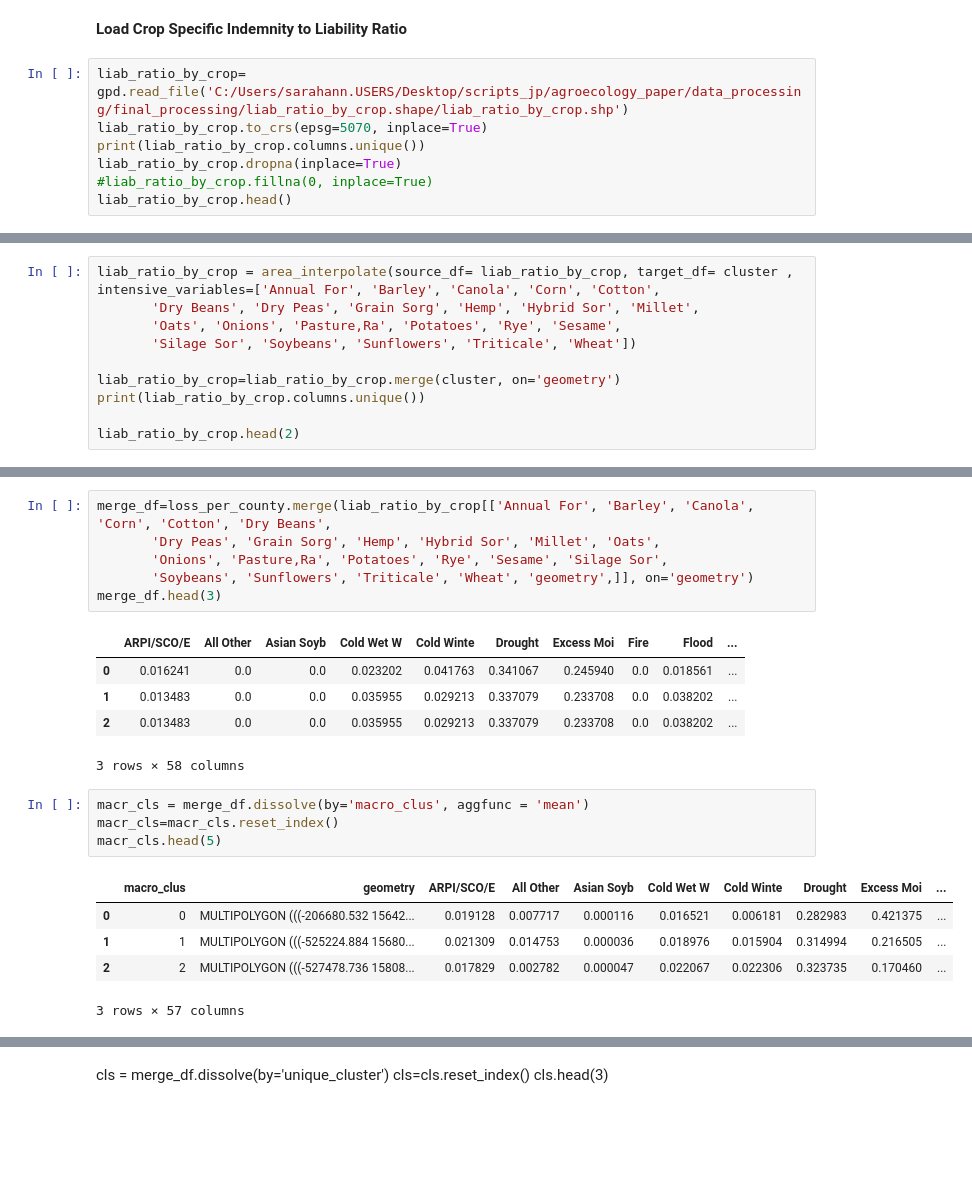
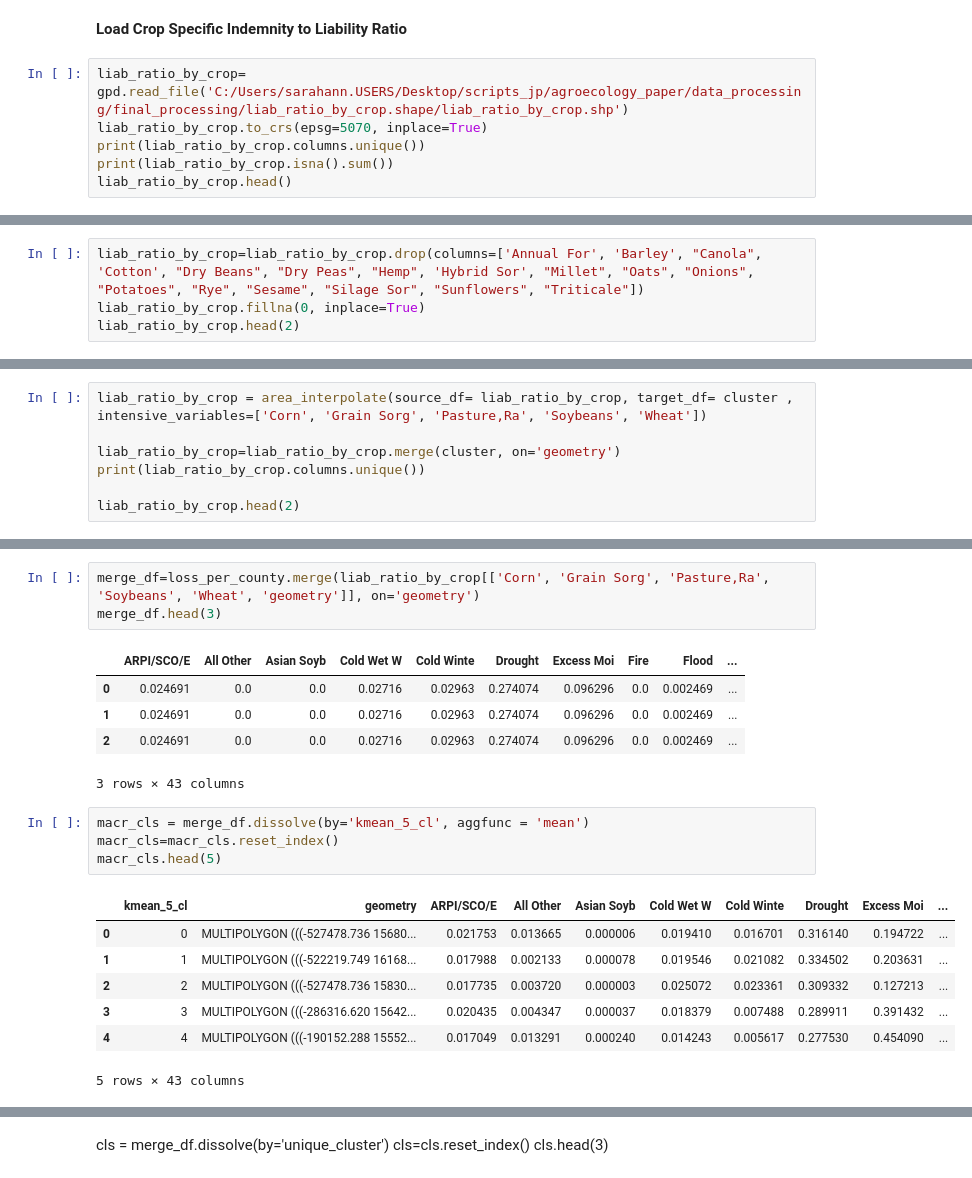
Before and after one commit to sarahannbowser/KS_agro_climatic_zones, a Jupyter notebook: validate_bisecting.ipynb, the cells around one changed output, grey strips where cells are left out. Drawn from its saved outputs; the diff is of its cells as text; blank space fills up the shorter version.

```diff
--- a/validate_bisecting.ipynb
+++ b/validate_bisecting.ipynb
@@ -181,6 +177,5 @@ ARPI/SCO_1      -8.8698      0.521    -17.018      0.000      -9.891      -7.848
 liab_ratio_by_crop= gpd.read_file('C:/Users/sarahann.USERS/Desktop/scripts_jp/agroecology_paper/data_processing/final_processing/liab_ratio_by_crop.shape/liab_ratio_by_crop.shp')
 liab_ratio_by_crop.to_crs(epsg=5070, inplace=True)
 print(liab_ratio_by_crop.columns.unique())
-liab_ratio_by_crop.dropna(inplace=True)
-#liab_ratio_by_crop.fillna(0, inplace=True)
+print(liab_ratio_by_crop.isna().sum())
 liab_ratio_by_crop.head()
@@ -186,0 +207,4 @@ liab_ratio_by_crop.head()
+# %%
+liab_ratio_by_crop=liab_ratio_by_crop.drop(columns=['Annual For', 'Barley', "Canola", 'Cotton', "Dry Beans", "Dry Peas", "Hemp", 'Hybrid Sor', "Millet", "Oats", "Onions", "Potatoes", "Rye", "Sesame", "Silage Sor", "Sunflowers", "Triticale"])
+liab_ratio_by_crop.fillna(0, inplace=True)
+liab_ratio_by_crop.head(2)
@@ -187,8 +222,5 @@ liab_ratio_by_crop.head()
 # %%
-liab_ratio_by_crop = area_interpolate(source_df= liab_ratio_by_crop, target_df= cluster , intensive_variables=['Annual For', 'Barley', 'Canola', 'Corn', 'Cotton',
-       'Dry Beans', 'Dry Peas', 'Grain Sorg', 'Hemp', 'Hybrid Sor', 'Millet',
-       'Oats', 'Onions', 'Pasture,Ra', 'Potatoes', 'Rye', 'Sesame',
-       'Silage Sor', 'Soybeans', 'Sunflowers', 'Triticale', 'Wheat'])
+liab_ratio_by_crop = area_interpolate(source_df= liab_ratio_by_crop, target_df= cluster , intensive_variables=['Corn', 'Grain Sorg', 'Pasture,Ra', 'Soybeans', 'Wheat'])
 
 liab_ratio_by_crop=liab_ratio_by_crop.merge(cluster, on='geometry')
 print(liab_ratio_by_crop.columns.unique())
@@ -316,23 +323,22 @@ Triticale     -668.8602     42.390    -15.779      0.000    -751.943    -585.777
 # %%
-merge_df=loss_per_county.merge(liab_ratio_by_crop[['Annual For', 'Barley', 'Canola', 'Corn', 'Cotton', 'Dry Beans',
-       'Dry Peas', 'Grain Sorg', 'Hemp', 'Hybrid Sor', 'Millet', 'Oats',
-       'Onions', 'Pasture,Ra', 'Potatoes', 'Rye', 'Sesame', 'Silage Sor',
-       'Soybeans', 'Sunflowers', 'Triticale', 'Wheat', 'geometry',]], on='geometry')
+merge_df=loss_per_county.merge(liab_ratio_by_crop[['Corn', 'Grain Sorg', 'Pasture,Ra', 'Soybeans', 'Wheat', 'geometry']], on='geometry')
 merge_df.head(3)
 # %% [output]
 |  | ARPI/SCO/E | All Other | Asian Soyb | Cold Wet W | Cold Winte | Drought | Excess Moi | Fire | Flood | ... |
-| 0 | 0.016241 | 0.0 | 0.0 | 0.023202 | 0.041763 | 0.341067 | 0.245940 | 0.0 | 0.018561 | ... |
-| 1 | 0.013483 | 0.0 | 0.0 | 0.035955 | 0.029213 | 0.337079 | 0.233708 | 0.0 | 0.038202 | ... |
-| 2 | 0.013483 | 0.0 | 0.0 | 0.035955 | 0.029213 | 0.337079 | 0.233708 | 0.0 | 0.038202 | ... |
+| 0 | 0.024691 | 0.0 | 0.0 | 0.02716 | 0.02963 | 0.274074 | 0.096296 | 0.0 | 0.002469 | ... |
+| 1 | 0.024691 | 0.0 | 0.0 | 0.02716 | 0.02963 | 0.274074 | 0.096296 | 0.0 | 0.002469 | ... |
+| 2 | 0.024691 | 0.0 | 0.0 | 0.02716 | 0.02963 | 0.274074 | 0.096296 | 0.0 | 0.002469 | ... |
-3 rows × 58 columns
+3 rows × 43 columns
 # %%
-macr_cls = merge_df.dissolve(by='macro_clus', aggfunc = 'mean')
+macr_cls = merge_df.dissolve(by='kmean_5_cl', aggfunc = 'mean')
 macr_cls=macr_cls.reset_index()
 macr_cls.head(5)
 # %% [output]
-|  | macro_clus | geometry | ARPI/SCO/E | All Other | Asian Soyb | Cold Wet W | Cold Winte | Drought | Excess Moi | ... |
-| 0 | 0 | MULTIPOLYGON (((-206680.532 15642... | 0.019128 | 0.007717 | 0.000116 | 0.016521 | 0.006181 | 0.282983 | 0.421375 | ... |
-| 1 | 1 | MULTIPOLYGON (((-525224.884 15680... | 0.021309 | 0.014753 | 0.000036 | 0.018976 | 0.015904 | 0.314994 | 0.216505 | ... |
-| 2 | 2 | MULTIPOLYGON (((-527478.736 15808... | 0.017829 | 0.002782 | 0.000047 | 0.022067 | 0.022306 | 0.323735 | 0.170460 | ... |
+|  | kmean_5_cl | geometry | ARPI/SCO/E | All Other | Asian Soyb | Cold Wet W | Cold Winte | Drought | Excess Moi | ... |
+| 0 | 0 | MULTIPOLYGON (((-527478.736 15680... | 0.021753 | 0.013665 | 0.000006 | 0.019410 | 0.016701 | 0.316140 | 0.194722 | ... |
+| 1 | 1 | MULTIPOLYGON (((-522219.749 16168... | 0.017988 | 0.002133 | 0.000078 | 0.019546 | 0.021082 | 0.334502 | 0.203631 | ... |
+| 2 | 2 | MULTIPOLYGON (((-527478.736 15830... | 0.017735 | 0.003720 | 0.000003 | 0.025072 | 0.023361 | 0.309332 | 0.127213 | ... |
+| 3 | 3 | MULTIPOLYGON (((-286316.620 15642... | 0.020435 | 0.004347 | 0.000037 | 0.018379 | 0.007488 | 0.289911 | 0.391432 | ... |
+| 4 | 4 | MULTIPOLYGON (((-190152.288 15552... | 0.017049 | 0.013291 | 0.000240 | 0.014243 | 0.005617 | 0.277530 | 0.454090 | ... |
-3 rows × 57 columns
+5 rows × 43 columns
 # %%
```
Also changed, not shown: parts of 24 cells of this notebook, 1 other file.
